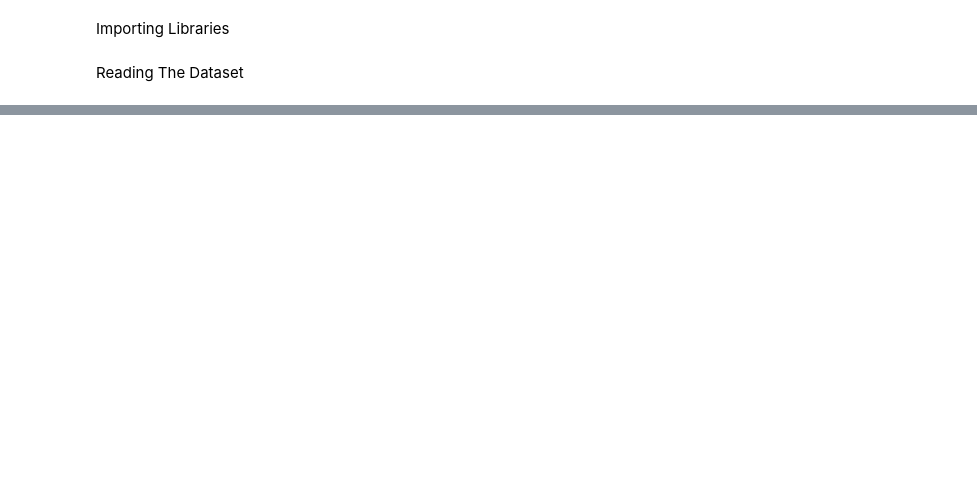
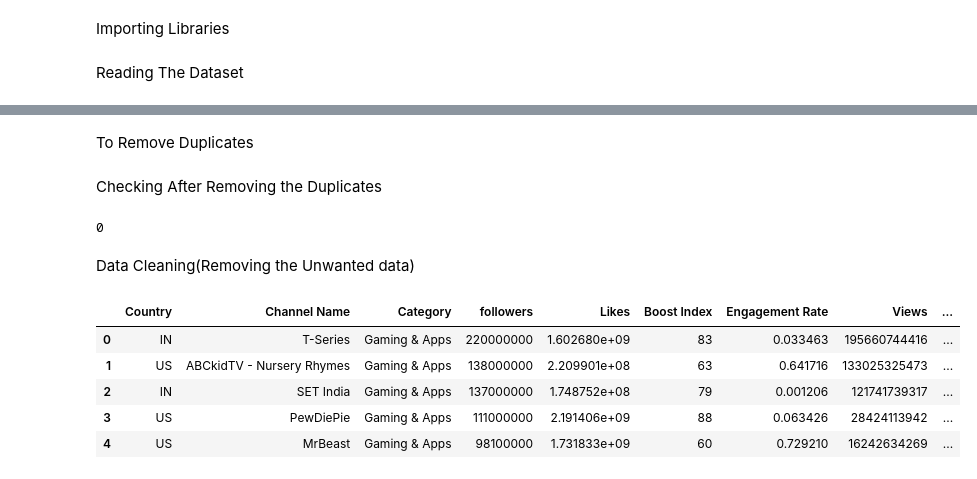
Before and after one commit to Arun-codifi/Data-Science-Projects, a Jupyter notebook: Project_2/Project_2.ipynb, the cells around one changed output, grey strips where cells are left out. Saved outputs shown, nothing was run; the diff lists cells and outputs as text; code cells hidden in the pictures; blank space fills up the shorter version.

```diff
--- a/Project_2/Project_2.ipynb
+++ b/Project_2/Project_2.ipynb
@@ -13,0 +45,2 @@ FileNotFoundError: ignored
+# %% [markdown]
+To Remove Duplicates
@@ -13,0 +49,18 @@ FileNotFoundError: ignored
+# %% [markdown]
+Checking After Removing the Duplicates
+# %%
+data.duplicated().sum()
+# %% [output]
+0
+# %% [markdown]
+Data Cleaning(Removing the Unwanted data)
+# %%
+data.drop(columns =['Main Video Category','Main topic','More topics','username','Comments Avg','Engagement Rate 60days','Views Avg.','Avg. 1 Day','Avg. 3 Day','Avg. 7 Day','Avg. 14 Day','Avg. 30 day','Avg. 60 day','Comments Avg'],inplace=True)
+data.head()
+# %% [output]
+|  | Country | Channel Name | Category | followers | Likes | Boost Index | Engagement Rate | Views | ... |
+| 0 | IN | T-Series | Gaming & Apps | 220000000 | 1.602680e+09 | 83 | 0.033463 | 195660744416 | ... |
+| 1 | US | ABCkidTV - Nursery Rhymes | Gaming & Apps | 138000000 | 2.209901e+08 | 63 | 0.641716 | 133025325473 | ... |
+| 2 | IN | SET India | Gaming & Apps | 137000000 | 1.748752e+08 | 79 | 0.001206 | 121741739317 | ... |
+| 3 | US | PewDiePie | Gaming & Apps | 111000000 | 2.191406e+09 | 88 | 0.063426 | 28424113942 | ... |
+| 4 | US | MrBeast | Gaming & Apps | 98100000 | 1.731833e+09 | 60 | 0.729210 | 16242634269 | ... |
```
Also changed, not shown: parts of 17 cells of this notebook.
